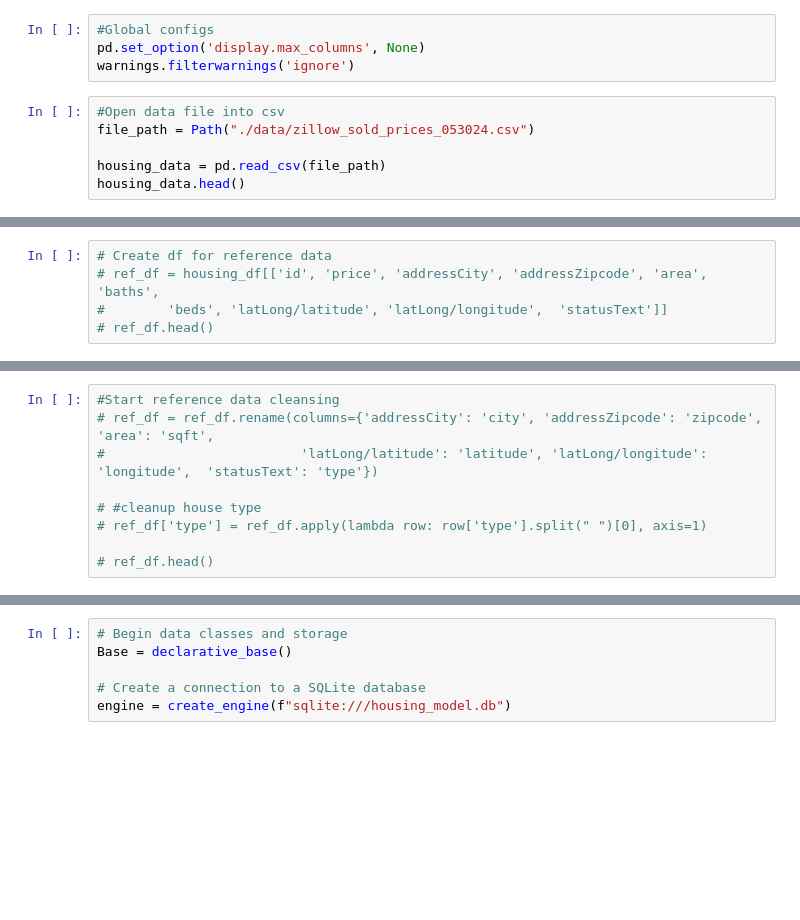
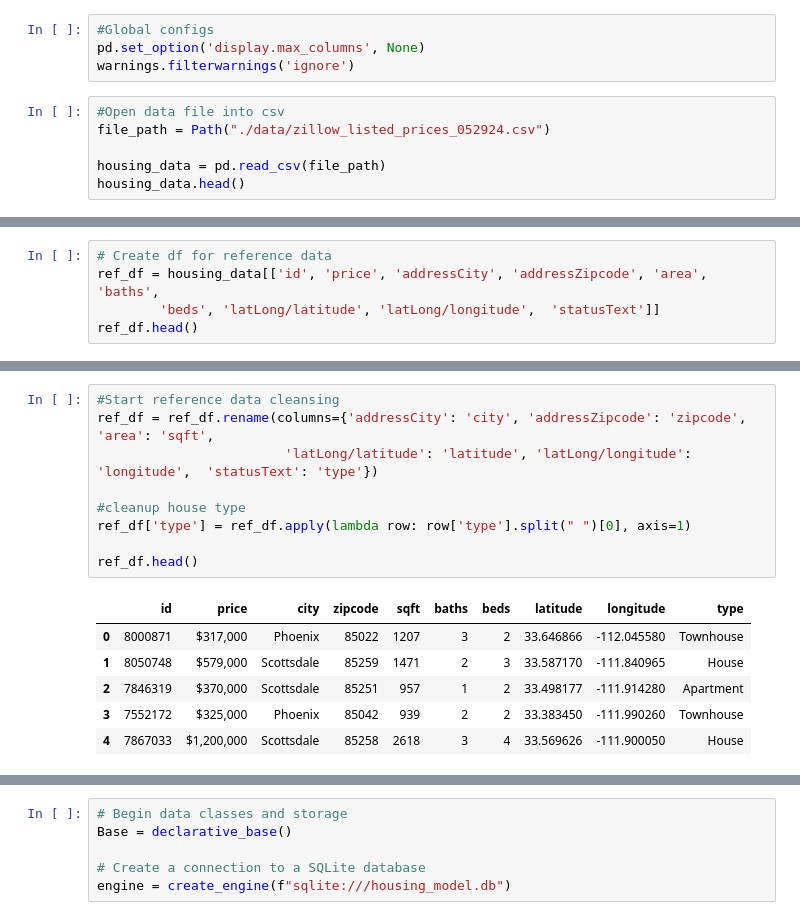
Before and after one commit to ChristianBlomgren/Project_4, a Jupyter notebook: Housing_Data_Clean.ipynb, the cells around one changed output, grey strips where cells are left out. Saved outputs shown, nothing was run; the diff lists cells and outputs as text; blank space fills up the shorter version.

Commit message:
updated model data and db

```diff
--- a/Housing_Data_Clean.ipynb
+++ b/Housing_Data_Clean.ipynb
@@ -14,7 +14,7 @@ pd.set_option('display.max_columns', None)
 warnings.filterwarnings('ignore')
 # %%
 #Open data file into csv
-file_path = Path("./data/zillow_sold_prices_053024.csv")
+file_path = Path("./data/zillow_listed_prices_052924.csv")
 
 housing_data = pd.read_csv(file_path)
 housing_data.head()
@@ -29,5 +73,5 @@ housing_df.head()
 # %%
 # Create df for reference data
-# ref_df = housing_df[['id', 'price', 'addressCity', 'addressZipcode', 'area', 'baths',
-#        'beds', 'latLong/latitude', 'latLong/longitude',  'statusText']]
-# ref_df.head()
+ref_df = housing_data[['id', 'price', 'addressCity', 'addressZipcode', 'area', 'baths',
+        'beds', 'latLong/latitude', 'latLong/longitude',  'statusText']]
+ref_df.head()
@@ -43,12 +101,19 @@ model_df.head()
 # %%
 #Start reference data cleansing
-# ref_df = ref_df.rename(columns={'addressCity': 'city', 'addressZipcode': 'zipcode', 'area': 'sqft',
-#                         'latLong/latitude': 'latitude', 'latLong/longitude': 'longitude',  'statusText': 'type'})
+ref_df = ref_df.rename(columns={'addressCity': 'city', 'addressZipcode': 'zipcode', 'area': 'sqft',
+                        'latLong/latitude': 'latitude', 'latLong/longitude': 'longitude',  'statusText': 'type'})
 
-# #cleanup house type
-# ref_df['type'] = ref_df.apply(lambda row: row['type'].split(" ")[0], axis=1)
+#cleanup house type
+ref_df['type'] = ref_df.apply(lambda row: row['type'].split(" ")[0], axis=1)
 
-# ref_df.head()
+ref_df.head()
+# %% [output]
+|  | id | price | city | zipcode | sqft | baths | beds | latitude | longitude | type |
+| 0 | 8000871 | $317,000 | Phoenix | 85022 | 1207 | 3 | 2 | 33.646866 | -112.045580 | Townhouse |
+| 1 | 8050748 | $579,000 | Scottsdale | 85259 | 1471 | 2 | 3 | 33.587170 | -111.840965 | House |
+| 2 | 7846319 | $370,000 | Scottsdale | 85251 | 957 | 1 | 2 | 33.498177 | -111.914280 | Apartment |
+| 3 | 7552172 | $325,000 | Phoenix | 85042 | 939 | 2 | 2 | 33.383450 | -111.990260 | Townhouse |
+| 4 | 7867033 | $1,200,000 | Scottsdale | 85258 | 2618 | 3 | 4 | 33.569626 | -111.900050 | House |
 # %%
 #Get model columns for database
 model_df.columns
```
Also changed, not shown: parts of 13 cells of this notebook, 2 other files.
